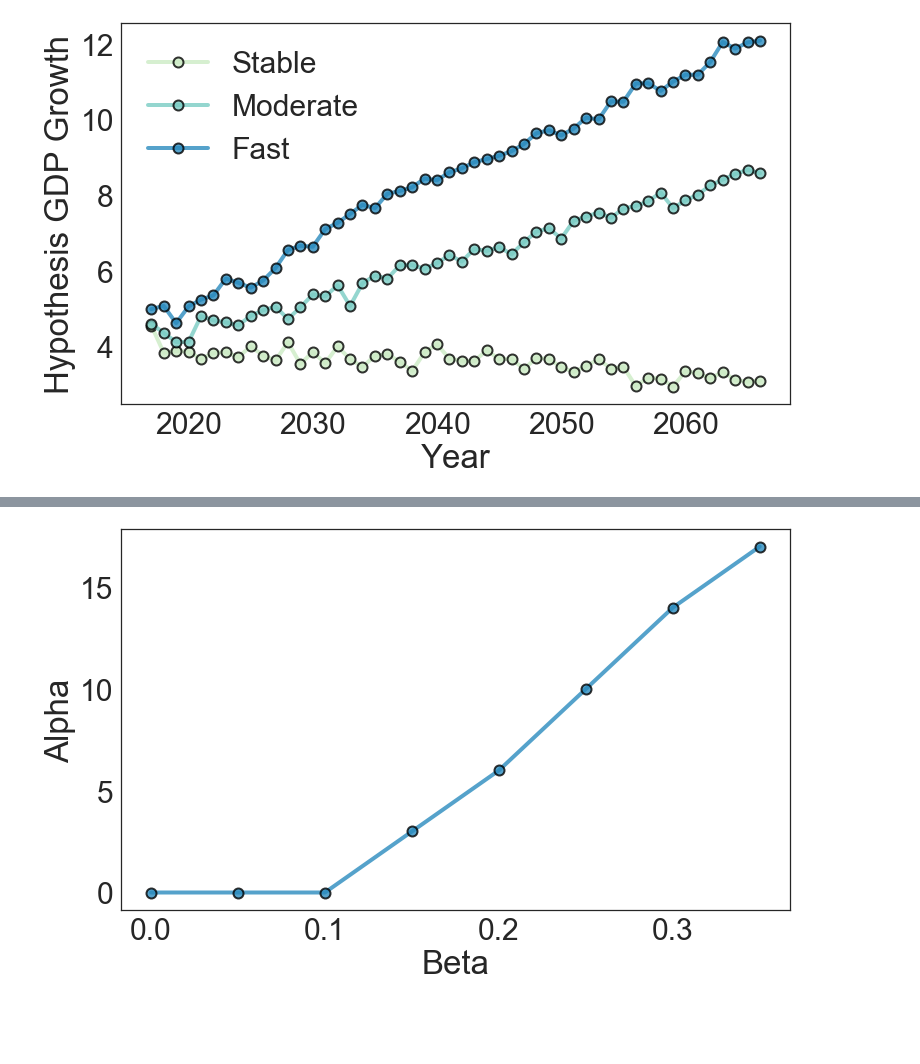
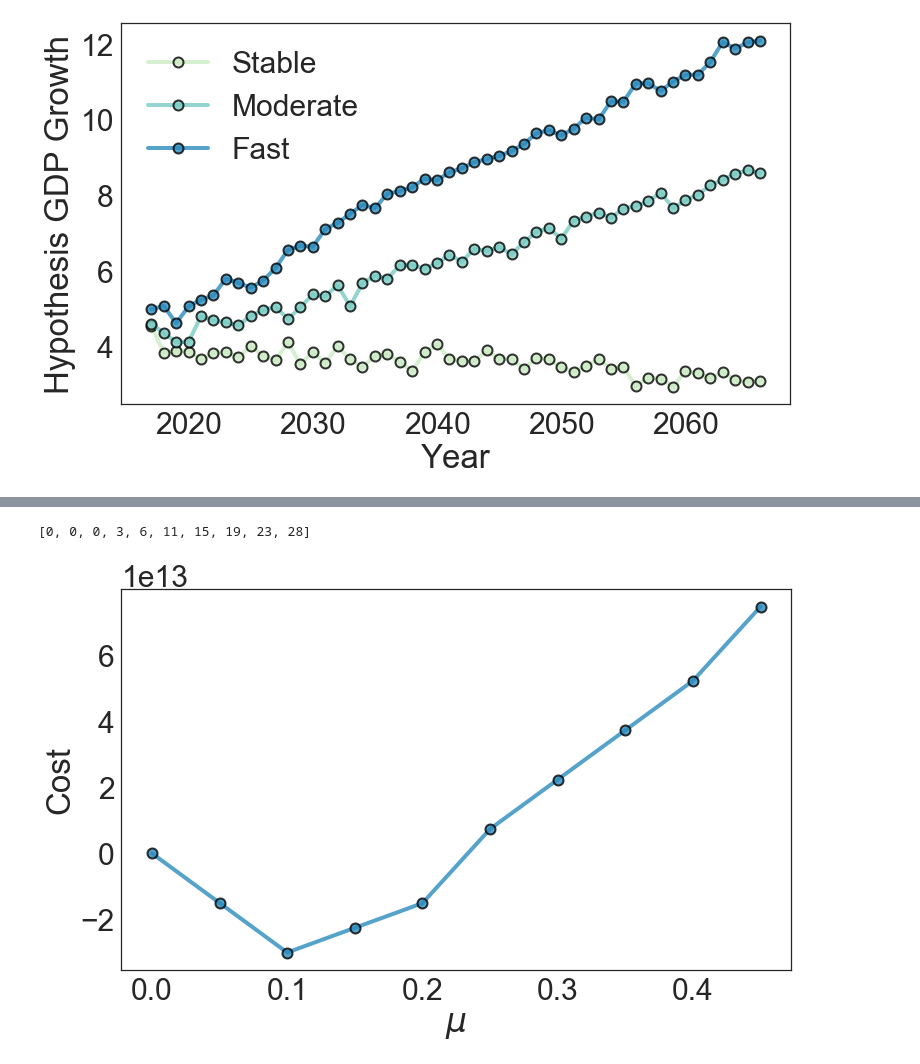
Before and after one commit to rhythmswing/ClimateFragility, a Jupyter notebook: Visual/Untitled.ipynb, the cells around one changed output, grey strips where cells are left out. Cells and saved outputs as stored; diff of their text form; code cells hidden in the pictures; blank space fills up the shorter version.

Commit message:
commit cost

```diff
--- a/Visual/Untitled.ipynb
+++ b/Visual/Untitled.ipynb
@@ -217,0 +256,15 @@ for b in betas:
+# %%
+plt.figure(figsize=(12,7))
+sns.set(style='white',font_scale=3)
+
+plt.plot(betas, tradeoff.loc[0,:],'o-',linewidth=linewidth, c=pal[2],markeredgecolor='k', markeredgewidth=markeredgewidth,markersize=markersize,alpha=alpha)
+plt.xlabel(r'$\mu$')
+plt.ylabel(r'EPI')
+#plt.axvline(80,c='k',linestyle='--',linewidth=5,alpha=0.6)
+#plt.axhline(50,c='k',linestyle='--',linewidth=5,alpha=0.6)
+
+#plt.legend(['Stable','Moderate','Fast'])
+
+plt.savefig('muepi.pdf',bbox_inches='tight')
+plt.savefig('../Paper/figs/muepi.pdf',bbox_inches='tight')
+plt.show()
@@ -218,18 +273,33 @@ for b in betas:
+# %%
+betas_success
+alphas_min
+# %% [output]
+[0, 0, 0, 3, 6, 11, 15, 19, 23, 28]
+# %%
+costs = [0.0,
+ -14985580313626.279,
+ -29971160627252.559,
+ -22520159808294.891,
+ -15069158989337.207,
+ 7339562584676.4463,
+ 22269423781162.102,
+ 37199284977647.773,
+ 52129146174133.438,
+ 74537867748147.094]
 # %%
 plt.figure(figsize=(12,7))
 sns.set(style='white',font_scale=3)
 
-plt.plot(betas_success, alphas_min,'o-',linewidth=linewidth, c=pal[2],markeredgecolor='k', markeredgewidth=markeredgewidth,markersize=markersize,alpha=alpha)
-
-plt.xlabel('Beta')
-plt.ylabel(r'Alpha')
+plt.plot(betas_success, costs,'o-',linewidth=linewidth, c=pal[2],markeredgecolor='k', markeredgewidth=markeredgewidth,markersize=markersize,alpha=alpha)
+plt.xlabel(r'$\mu$')
+plt.ylabel(r'Cost')
 #plt.axvline(80,c='k',linestyle='--',linewidth=5,alpha=0.6)
 #plt.axhline(50,c='k',linestyle='--',linewidth=5,alpha=0.6)
 
 #plt.legend(['Stable','Moderate','Fast'])
 
-plt.savefig('tradeoff.pdf',bbox_inches='tight')
-plt.savefig('../Paper/figs/tradeoff.pdf',bbox_inches='tight')
+plt.savefig('mucost.pdf',bbox_inches='tight')
+plt.savefig('../Paper/figs/mucost.pdf',bbox_inches='tight')
 plt.show()
 # %% [output]
-[figure, old version]
+[figure, new version]
```
Also changed, not shown: parts of 4 cells of this notebook, 13 other files.
